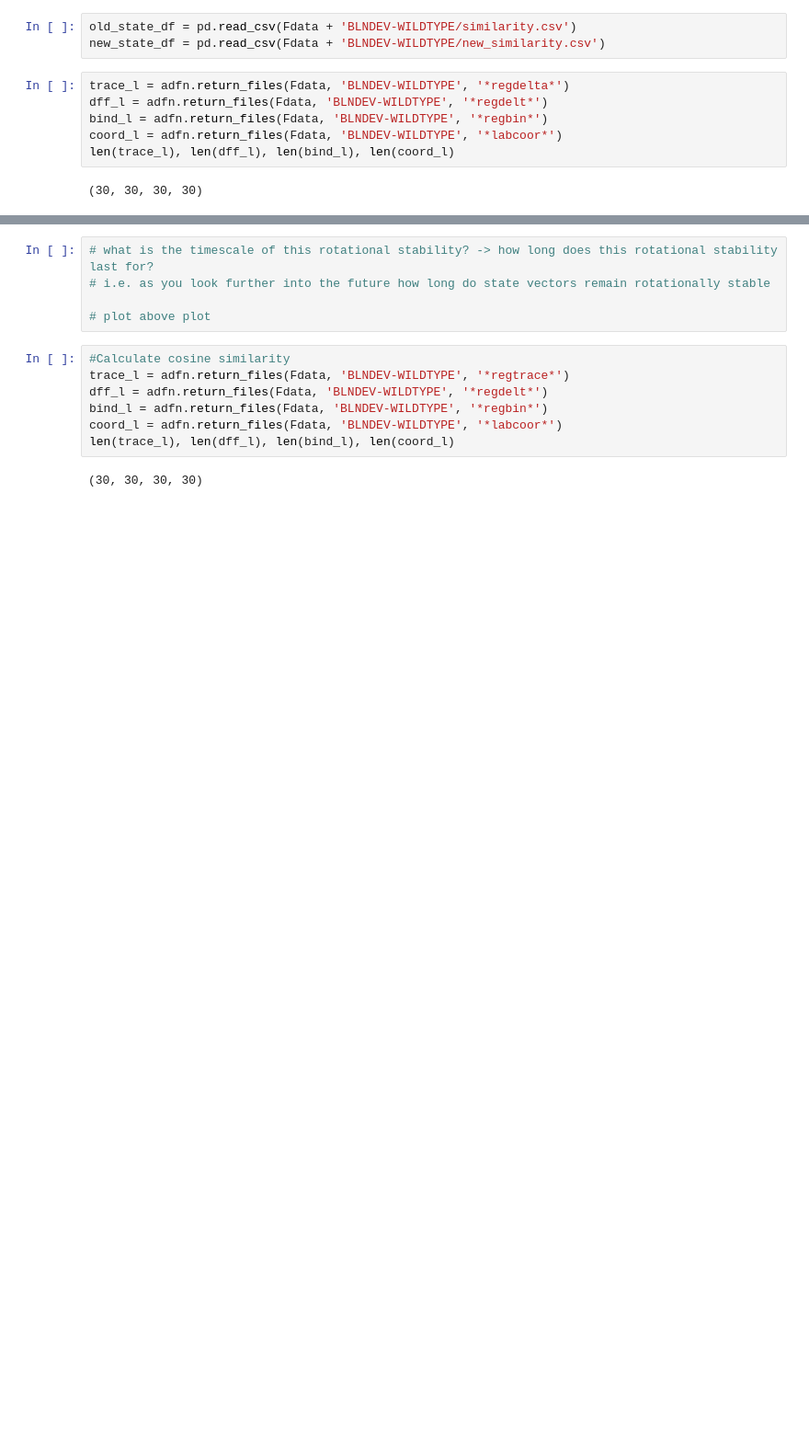
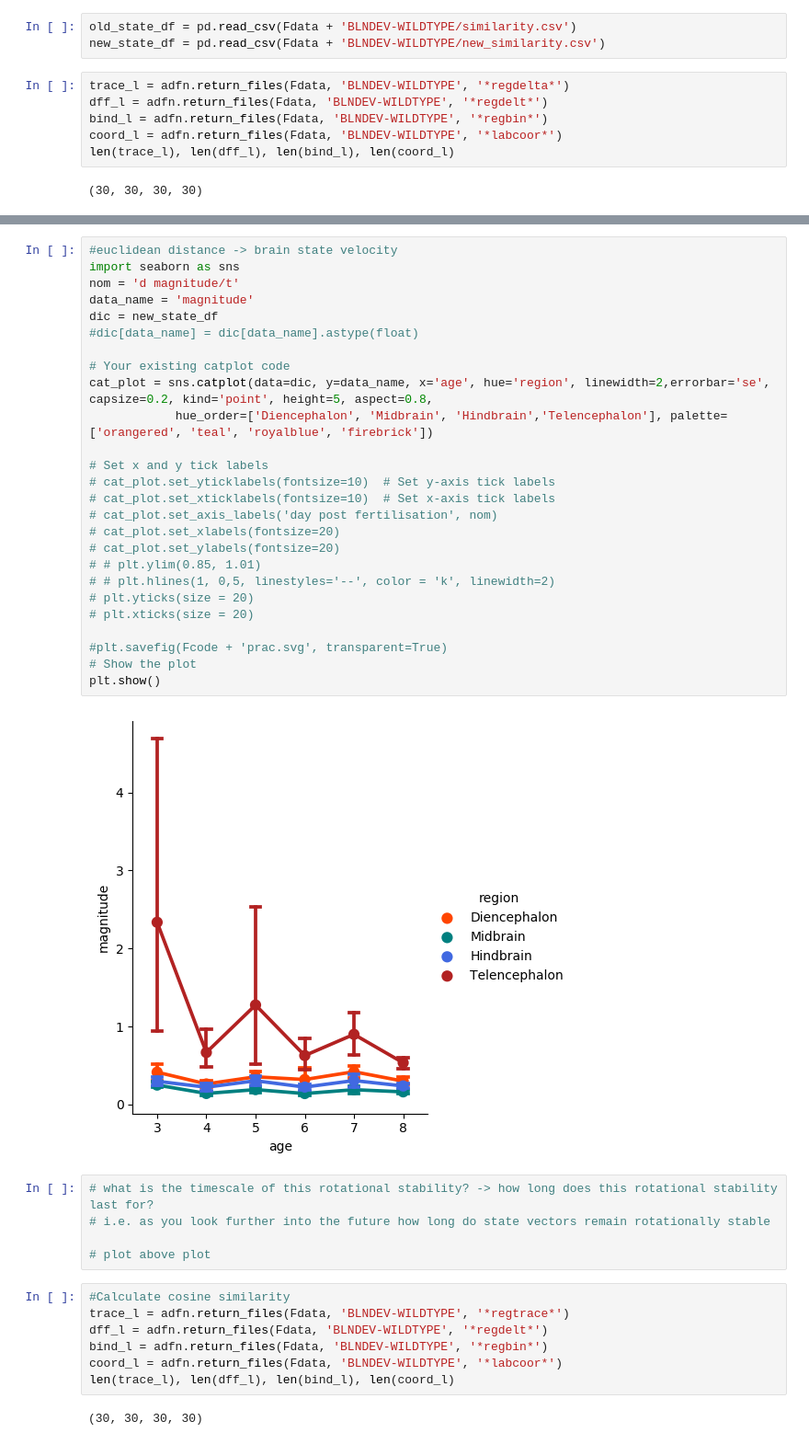
Before and after one commit to dmnburrows/multiscale_dev_dynamics, a Jupyter notebook: dev_dynamics.ipynb, the cells around one changed output, grey strips where cells are left out. Shown at 92% size. Drawn from its saved outputs; the diff is of its cells as text; blank space fills up the shorter version.

```diff
--- a/dev_dynamics.ipynb
+++ b/dev_dynamics.ipynb
@@ -582,3 +643,31 @@ plt.show()
+# %%
+#euclidean distance -> brain state velocity
+import seaborn as sns
+nom = 'd magnitude/t'
+data_name = 'magnitude'
+dic = new_state_df
+#dic[data_name] = dic[data_name].astype(float)
+
+# Your existing catplot code
+cat_plot = sns.catplot(data=dic, y=data_name, x='age', hue='region', linewidth=2,errorbar='se', capsize=0.2, kind='point', height=5, aspect=0.8,
+            hue_order=['Diencephalon', 'Midbrain', 'Hindbrain','Telencephalon'], palette=['orangered', 'teal', 'royalblue', 'firebrick'])
+
+# Set x and y tick labels
+# cat_plot.set_yticklabels(fontsize=10)  # Set y-axis tick labels
+# cat_plot.set_xticklabels(fontsize=10)  # Set x-axis tick labels
+# cat_plot.set_axis_labels('day post fertilisation', nom)
+# cat_plot.set_xlabels(fontsize=20)
+# cat_plot.set_ylabels(fontsize=20)
+# # plt.ylim(0.85, 1.01)
+# # plt.hlines(1, 0,5, linestyles='--', color = 'k', linewidth=2)
+# plt.yticks(size = 20)
+# plt.xticks(size = 20)
+
+#plt.savefig(Fcode + 'prac.svg', transparent=True)
+# Show the plot
+plt.show()
+# %% [output]
+[figure, added]
 # %%
 # what is the timescale of this rotational stability? -> how long does this rotational stability last for?
 # i.e. as you look further into the future how long do state vectors remain rotationally stable
```
Also changed, not shown: parts of 4 cells of this notebook.
